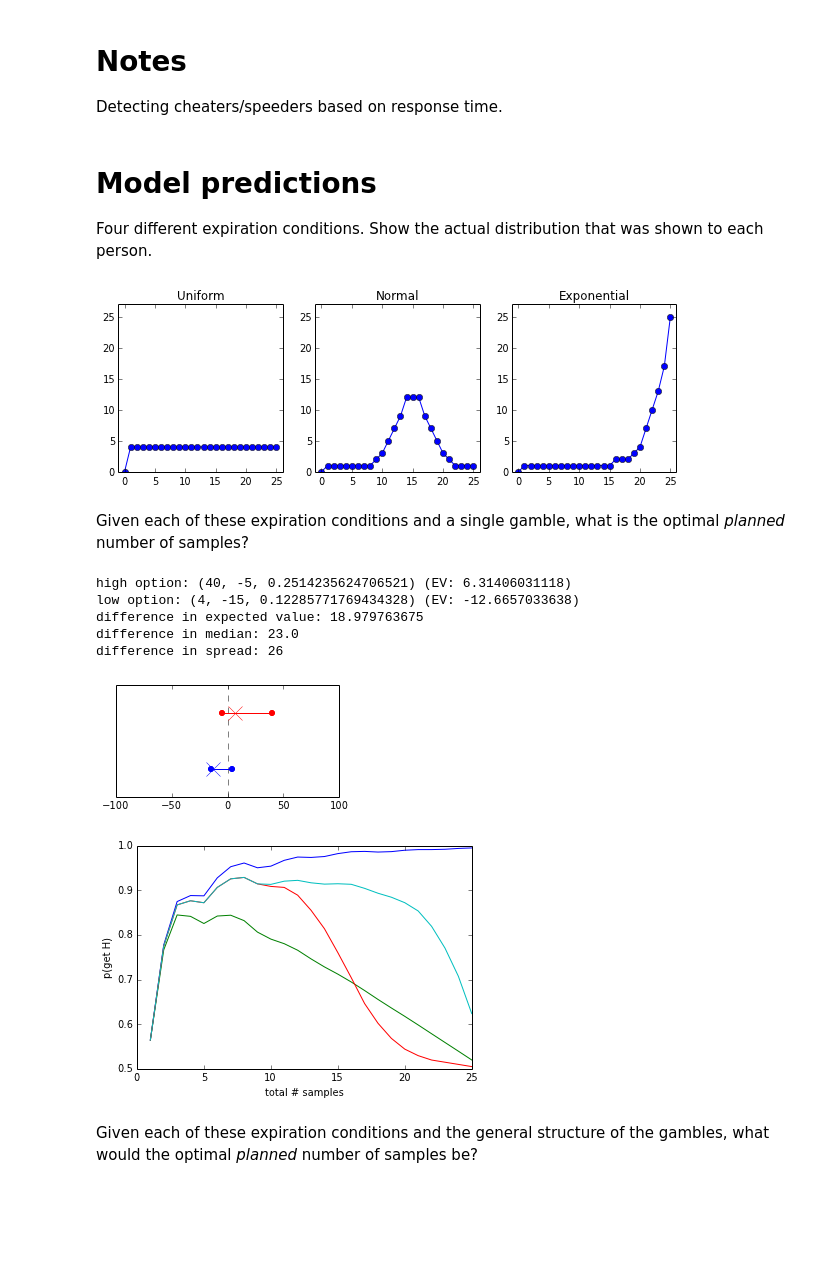
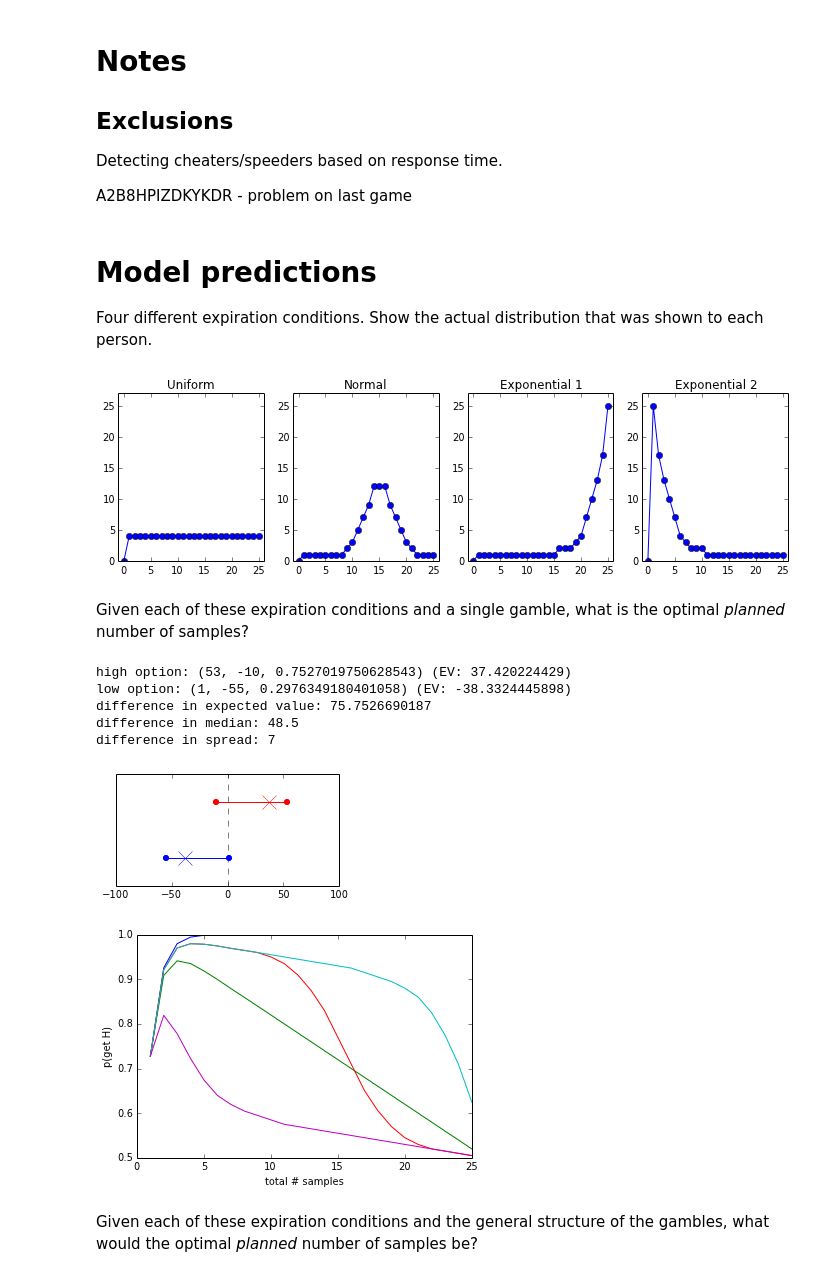
Before and after one commit to dmarkant/CompetitiveSampling, a Jupyter notebook: analysis/expiration-v1/expiration-v1.ipynb, the cells around one changed output. Cells and saved outputs as stored; diff of their text form; code cells hidden in the pictures; blank space fills up the shorter version.

Commit message:
updates to expiration analysis

```diff
--- a/analysis/expiration-v1/expiration-v1.ipynb
+++ b/analysis/expiration-v1/expiration-v1.ipynb
@@ -1,7 +1,12 @@
 # %% [markdown]
 # Notes
 
+
+## Exclusions
+
 Detecting cheaters/speeders based on response time.
+
+A2B8HPIZDKYKDR - problem on last game
 # %%
 %load_ext autoreload
 %autoreload 2
@@ -176,19 +181,21 @@ class Subject:
 
 Four different expiration conditions. Show the actual distribution that was shown to each person.
 # %%
-fig, ax = plt.subplots(1, 3, figsize=(10,3))
+fig, ax = plt.subplots(1, 4, figsize=(12,3))
 ax[0].plot(UNIFFREQ, marker='o')
 ax[0].set_title('Uniform')
 ax[1].plot(NORMFREQ, marker='o')
 ax[1].set_title('Normal')
 ax[2].plot(EXPFREQ, marker='o')
-ax[2].set_title('Exponential')
+ax[2].set_title('Exponential 1')
+ax[3].plot(EXPFREQ2, marker='o')
+ax[3].set_title('Exponential 2')
 for a in ax:
     a.set_ylim(0, 27)
     a.set_xlim(-1, 26)
 plt.show()
 # %% [output]
-[figure, old version]
+[figure, new version]
 # %% [markdown]
 Given each of these expiration conditions and a single gamble, what is the optimal *planned* number of samples?
 # %%
@@ -196,9 +203,11 @@ opt = generate_gamble_posneg()
 print_gamble(opt)
 pH = [prob_choose_H_all_allocations(opt, n) for n in range(1, MAXSAMP)]
 
-pH_unif, eg_unif = expected_gain_given_discrete_uniform_expiration(opt, MAXSAMP-1)
-pH_norm, eg_norm = expected_gain_given_discrete_normal_expiration(opt, MAXSAMP-1)
-pH_exp,  eg_exp  = expected_gain_given_discrete_exponential_expiration(opt, MAXSAMP-1)
+pH_unif, eg_unif = expected_gain_given_discrete_expiration(opt, MAXSAMP-1, UNIFFREQ)
+pH_norm, eg_norm = expected_gain_given_discrete_expiration(opt, MAXSAMP-1, NORMFREQ)
+pH_exp,  eg_exp  = expected_gain_given_discrete_expiration(opt, MAXSAMP-1, EXPFREQ)
+pH_exp2, eg_exp2 = expected_gain_given_discrete_expiration(opt, MAXSAMP-1, EXPFREQ2)
+
 
 fig, ax = plot_gamble(opt)
 fig, ax = plt.subplots()
@@ -206,18 +215,19 @@ ax.plot(range(1,MAXSAMP), pH)
 ax.plot(range(1,MAXSAMP), pH_unif)
 ax.plot(range(1,MAXSAMP), pH_norm)
 ax.plot(range(1,MAXSAMP), pH_exp)
+ax.plot(range(1,MAXSAMP), pH_exp2)
 
 ax.set_xlabel('total # samples')
 ax.set_ylabel('p(get H)')
 plt.show()
 # %% [output]
-high option: (40, -5, 0.2514235624706521) (EV: 6.31406031118)
-low option: (4, -15, 0.12285771769434328) (EV: -12.6657033638)
-difference in expected value: 18.979763675
-difference in median: 23.0
-difference in spread: 26
+high option: (53, -10, 0.7527019750628543) (EV: 37.420224429)
+low option: (1, -55, 0.2976349180401058) (EV: -38.3324445898)
+difference in expected value: 75.7526690187
+difference in median: 48.5
+difference in spread: 7
-[figure, old version]
+[figure, new version]
-[figure, old version]
+[figure, new version]
 # %% [markdown]
 Given each of these expiration conditions and the general structure of the gambles, what would the optimal *planned* number of samples be?
 # %%
```
Also changed, not shown: parts of 44 cells of this notebook, 1 other file.
